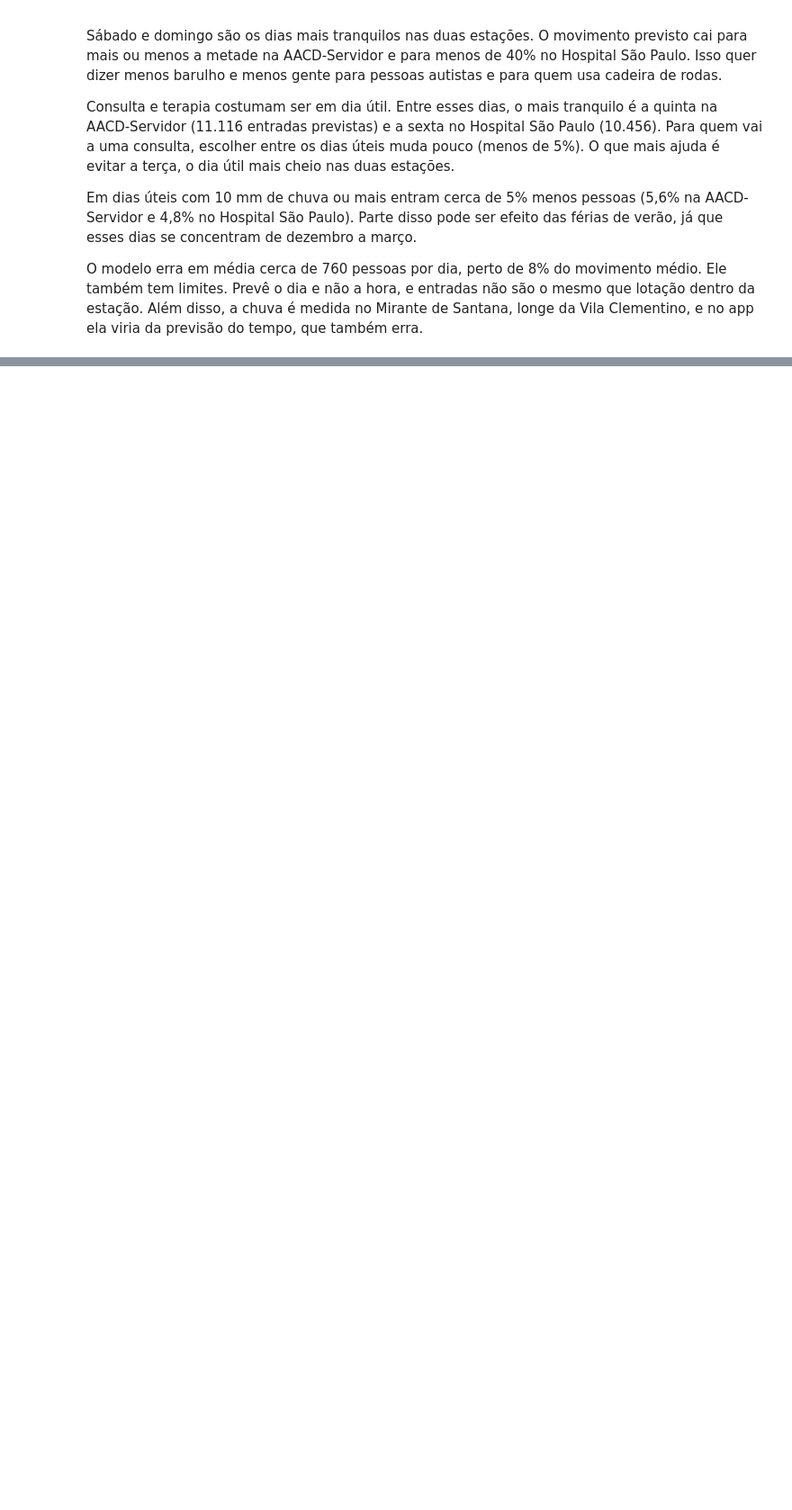
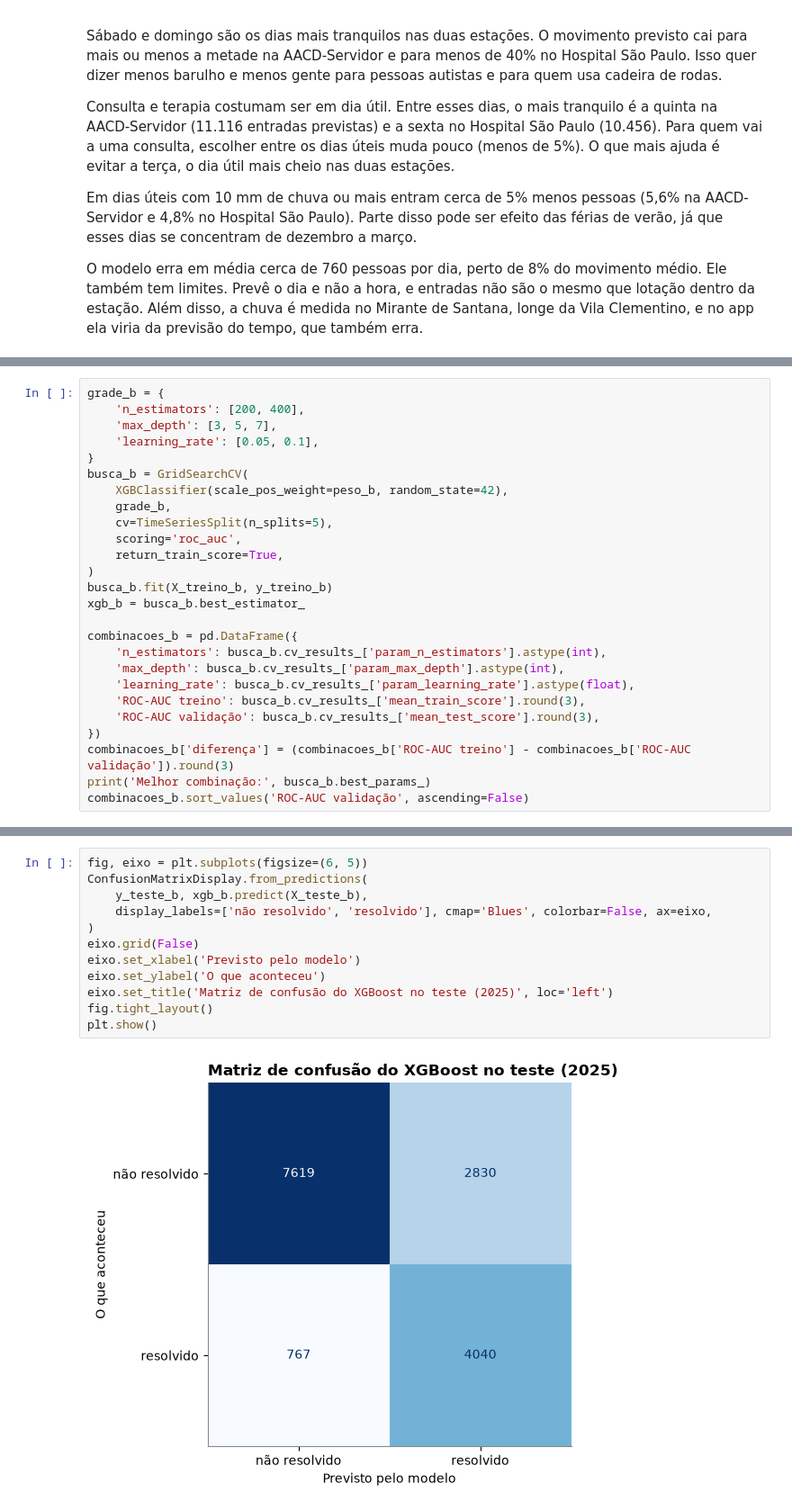
Before and after one commit to JoaoHHoffmann/gs-ia-ml, a Jupyter notebook: ml/notebook_ml.ipynb, the cells around one changed output, grey strips where cells are left out. Shown at 90% size. Drawn from its saved outputs; the diff is of its cells as text; blank space fills up the shorter version.

Commit message:
feat: adiciona modelo b com xgboost e comparação com random forest

```diff
--- a/ml/notebook_ml.ipynb
+++ b/ml/notebook_ml.ipynb
@@ -740,0 +839,26 @@ O modelo erra em média cerca de 760 pessoas por dia, perto de 8% do movimento m
+# %%
+grade_b = {
+    'n_estimators': [200, 400],
+    'max_depth': [3, 5, 7],
+    'learning_rate': [0.05, 0.1],
+}
+busca_b = GridSearchCV(
+    XGBClassifier(scale_pos_weight=peso_b, random_state=42),
+    grade_b,
+    cv=TimeSeriesSplit(n_splits=5),
+    scoring='roc_auc',
+    return_train_score=True,
+)
+busca_b.fit(X_treino_b, y_treino_b)
+xgb_b = busca_b.best_estimator_
+
+combinacoes_b = pd.DataFrame({
+    'n_estimators': busca_b.cv_results_['param_n_estimators'].astype(int),
+    'max_depth': busca_b.cv_results_['param_max_depth'].astype(int),
+    'learning_rate': busca_b.cv_results_['param_learning_rate'].astype(float),
+    'ROC-AUC treino': busca_b.cv_results_['mean_train_score'].round(3),
+    'ROC-AUC validação': busca_b.cv_results_['mean_test_score'].round(3),
+})
+combinacoes_b['diferença'] = (combinacoes_b['ROC-AUC treino'] - combinacoes_b['ROC-AUC validação']).round(3)
+print('Melhor combinação:', busca_b.best_params_)
+combinacoes_b.sort_values('ROC-AUC validação', ascending=False)
@@ -740,0 +896,14 @@ O modelo erra em média cerca de 760 pessoas por dia, perto de 8% do movimento m
+# %%
+fig, eixo = plt.subplots(figsize=(6, 5))
+ConfusionMatrixDisplay.from_predictions(
+    y_teste_b, xgb_b.predict(X_teste_b),
+    display_labels=['não resolvido', 'resolvido'], cmap='Blues', colorbar=False, ax=eixo,
+)
+eixo.grid(False)
+eixo.set_xlabel('Previsto pelo modelo')
+eixo.set_ylabel('O que aconteceu')
+eixo.set_title('Matriz de confusão do XGBoost no teste (2025)', loc='left')
+fig.tight_layout()
+plt.show()
+# %% [output]
+[figure, added]
```
Also changed, not shown: parts of 29 cells of this notebook.
